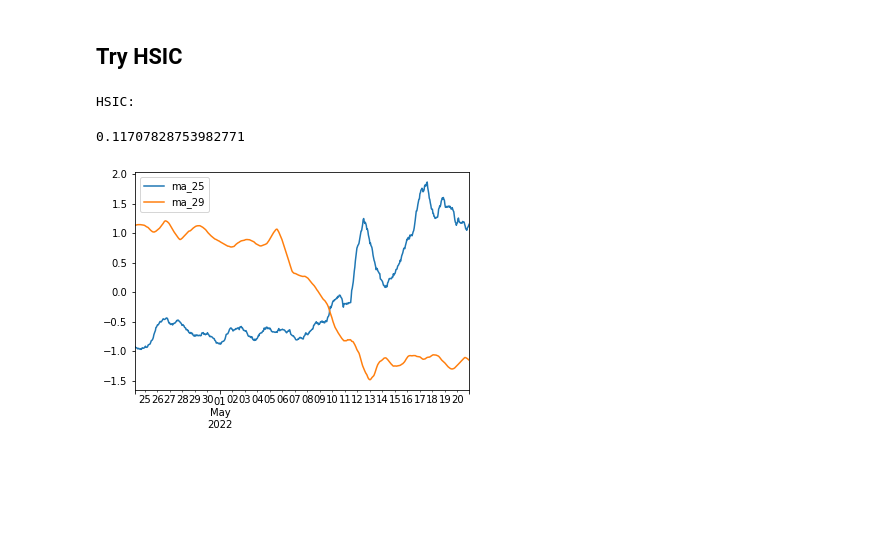
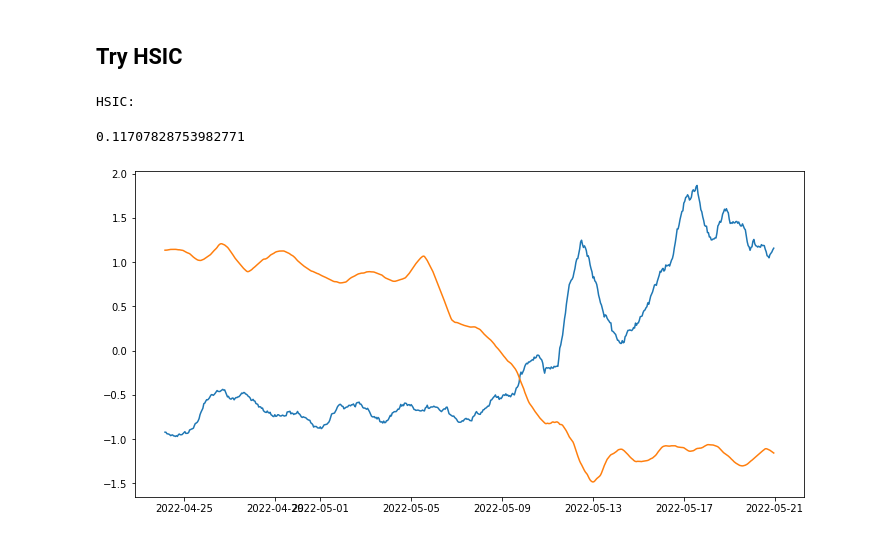
Before and after one commit to anatosun/reddit-cryptocurrency-analysis, a Jupyter notebook: notebooks/Compare.ipynb, the cells around one changed output. Drawn from its saved outputs; the diff is of its cells as text; code cells hidden in the pictures; blank space fills up the shorter version.

```diff
--- a/notebooks/Compare.ipynb
+++ b/notebooks/Compare.ipynb
@@ -416,29 +356,34 @@ array([[ 1.        , -0.87206723],
 # %% [markdown]
 ## Try HSIC
-# %%
-import numpy
-from hsic import dHSIC
-
-
-r=[]
-for p in mp:
-    for a in ma:
-        c = pd.DataFrame(ma[a]).join(pd.DataFrame(mp[p]), how='inner', lsuffix='_activity', rsuffix='_price')
-        c.dropna(inplace=True)
-
-        x = np.array(c.iloc[:,0].to_numpy())
-        y = np.array(c.iloc[:,1].to_numpy())
-
-        v = dHSIC(x, y)
-        r.append((v,c))
-
-
-sort = sorted(r, key=lambda tup: -tup[0])
-
-print("HSIC:")
-sort[0][1].plot()
-sort[0][0]
-# %% [output]
-HSIC:
-0.11707828753982771
-[figure, removed]
+# %%
+import numpy
+from hsic import dHSIC
+
+
+r=[]
+for p in mp:
+    for a in ma:
+        c = pd.DataFrame(ma[a]).join(pd.DataFrame(mp[p]), how='inner', lsuffix='_activity', rsuffix='_price')
+        c.dropna(inplace=True)
+
+        x = np.array(c.iloc[:,0].to_numpy())
+        y = np.array(c.iloc[:,1].to_numpy())
+
+        v = dHSIC(x, y)
+        r.append((v,c))
+
+
+sort = sorted(r, key=lambda tup: -tup[0])
+
+fig, ax = plt.subplots(figsize=(12, 6))
+
+
+
+print("HSIC:")
+plt.plot(sort[0][1])
+plt.savefig('plots/hisc.pdf')
+sort[0][0]
+# %% [output]
+HSIC:
+0.11707828753982771
+[figure, added]
```
Also changed, not shown: parts of 17 cells of this notebook.
